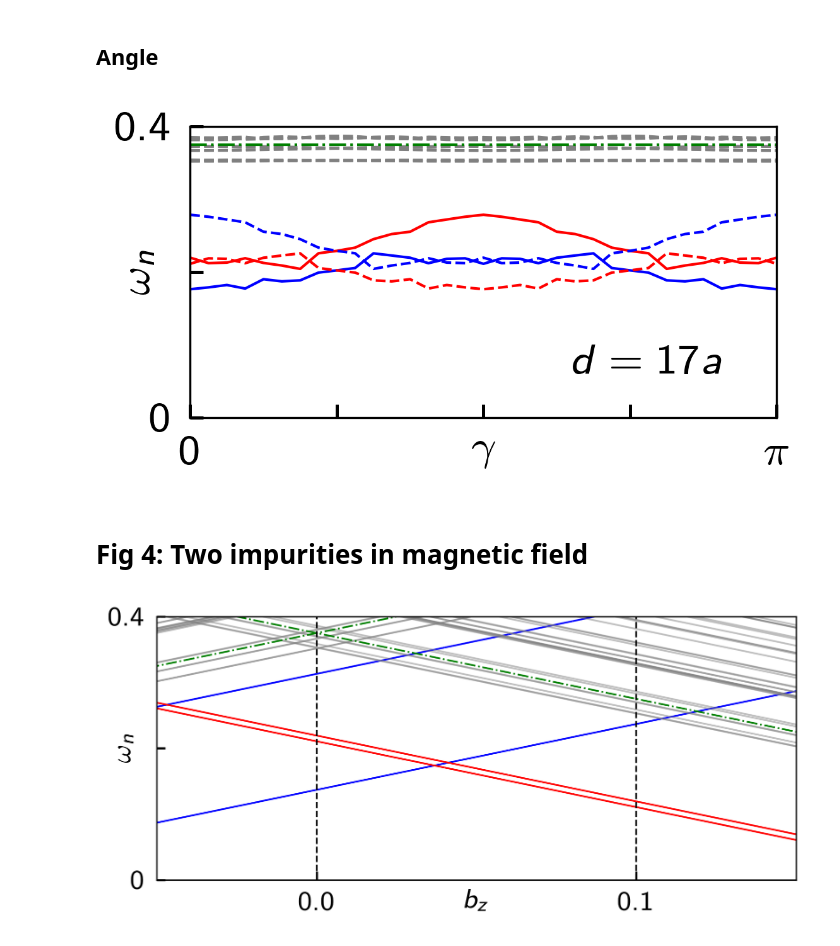
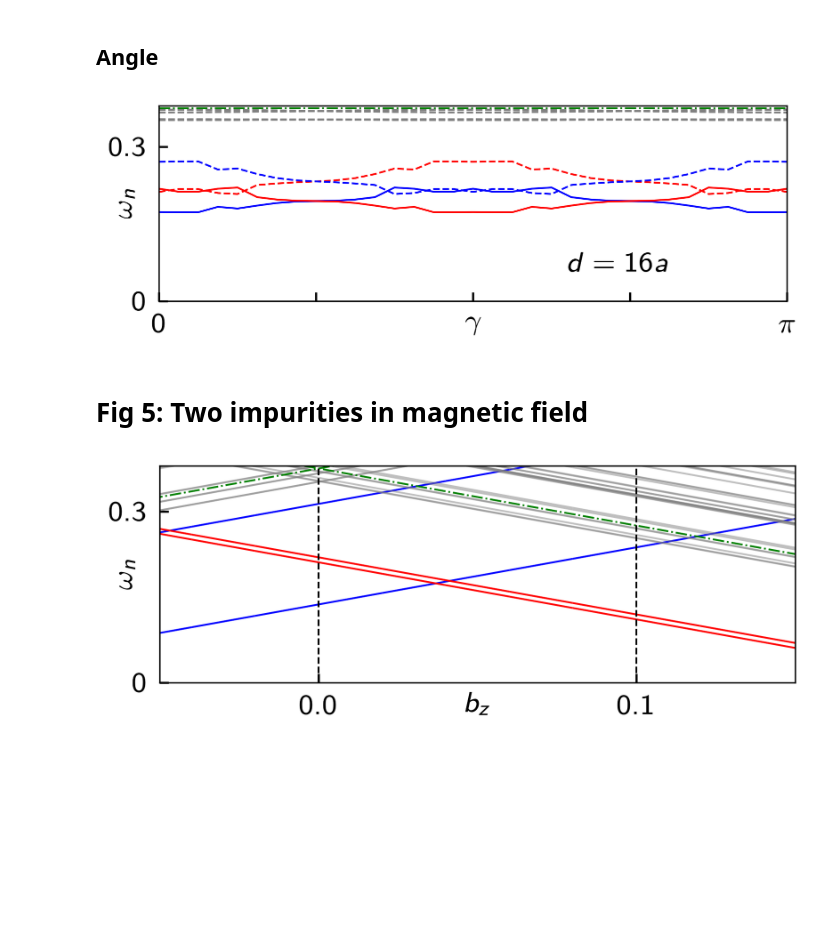
Before and after one commit to maiani/amsc_impurities, a Jupyter notebook: tightbinding/Fig4-5-two_impurities.ipynb, the cells around one changed output. Cells and saved outputs as stored; diff of their text form; code cells hidden in the pictures; blank space fills up the shorter version.

```diff
--- a/tightbinding/Fig4-5-two_impurities.ipynb
+++ b/tightbinding/Fig4-5-two_impurities.ipynb
@@ -159,7 +161,7 @@ for n in range(4):
 # %%
 idxp = np.argwhere(ds == 11)[0][0]
 # %%
-fig, ax = plt.subplots(figsize=(3.2, 1.1))
+fig, ax = plt.subplots(figsize=(3.2, 1.0))
 
 for i in range(N):
     ax.plot(ds[:], wss[:, i], linestyle=linestyles[i], marker="", color=colors[0, i])
@@ -171,12 +173,12 @@ ax.plot(ds, -Delta_init + mu * t_am / t + 0 * ds, "-.", color="green")
 # ax.vlines(ds[idxp], -0.43, 0.43, colors="k", linestyles="--")
 
 ax.set_xticks([25, 20, 15, 10])
-ax.set_yticks([0.0, 0.2, 0.4], labels=["0.0", "", "0.4"])
+ax.set_yticks([0.0, 0.3], labels=["0.0", "0.3"])
 
 ax.set_xlabel(r"$d/a$", labelpad=-8)
 ax.set_ylabel(r"$\omega_n$", labelpad=-8)
-ax.set_ylim(0, 0.41)
-ax.set_xlim(25, 10)
+ax.set_ylim(0, 0.38)
+ax.set_xlim(26, 9)
 
-fig.savefig("./imgs/Fig3_plot_v19w22.svg", dpi=1200)
+fig.savefig("./imgs/Fig4_plot_v19w22.svg", dpi=1200)
 # %% [output]
@@ -369,7 +471,7 @@ plt.savefig("imgs/Fig3_ldos_v19w22.svg", dpi=1200)
 # %% [markdown]
 ## Angle
 # %%
-d = 17
+d = 16
 # %%
 phis = np.linspace(0, np.pi, 33)
 # %%
@@ -377,8 +479,8 @@ N = 60
 # %%
 P = len(phis)
 
-wss = np.zeros((P, N))
-vss = np.zeros((P, 4 * Nx**2, N), dtype=complex)
+wss_a = np.zeros((P, N))
+vss_a = np.zeros((P, 4 * Nx**2, N), dtype=complex)
 
 for i, phi in tqdm(enumerate(phis), total=len(phis)):
 
@@ -421,10 +523,10 @@ for i, phi in tqdm(enumerate(phis), total=len(phis)):
 
     ws, vs = eigsh(fsyst.hamiltonian_submatrix(sparse=True), k=N, sigma=0)
 
-    wss[i] = ws
-    vss[i] = vs
+    wss_a[i] = ws
+    vss_a[i] = vs
 # %%
-wss, vss = sort_eigensystem(wss, vss)
+wss, vss = sort_eigensystem(wss_a, vss_a)
 # %%
 idxs = (-1 / (wss[0])).argsort()
 # %%
@@ -460,40 +562,40 @@ linestyles[:] = "--"
 for n in range(4):
     linestyles[idxs[n]] = "-" if n % 2 == 0 else "--"
 # %%
-fig, ax = plt.subplots(figsize=(3.2, 1.1))
+fig, ax = plt.subplots(figsize=(3.2, 1.0))
 
 for i in range(N):
     ax.plot(
         phis[:] / np.pi,
         wss[:, i],
         linestyle=linestyles[i],
         marker="",
         markersize=0.2,
         color=colors[0, i],
     )
 
 ax.plot(
     phis / np.pi, Delta_init - mu * t_am / t + 0 * phis / np.pi, "-.", color="green"
 )
 ax.plot(
     phis / np.pi, -Delta_init + mu * t_am / t + 0 * phis / np.pi, "-.", color="green"
 )
 
 ax.text(0.65, 0.15, rf"$d = {{{d}}}a$", transform=ax.transAxes)
 
 ax.set_xticks([0, 0.25, 0.5, 0.75, 1], labels=["0", "", "", "", r"$\pi$"])
-ax.set_yticks([0, 0.2, 0.4], labels=["0", "", "0.4"])
+ax.set_yticks([0, 0.3], labels=["0", "0.3"])
 
 ax.set_xlabel(r"$\gamma$", labelpad=-8)
 ax.set_ylabel(r"$\omega_n$", labelpad=-8)
-ax.set_ylim(0, 0.4)
+ax.set_ylim(0, 0.38)
 ax.set_xlim(0, 1)
 
-fig.savefig("./imgs/Fig3_angle_v19w22.svg", dpi=1200)
+fig.savefig("./imgs/Fig4_angle_v19w22.svg", dpi=1200)
 # %% [output]
-[figure, old version]
+[figure, new version]
 # %% [markdown]
-# Fig 4: Two impurities in magnetic field
+# Fig 5: Two impurities in magnetic field
 # %%
 N = 160
 d = 12
@@ -574,9 +676,9 @@ linestyles[:] = "--"
 for n in range(4):
     linestyles[idxs[n]] = "-" if n % 2 == 0 else "--"
 # %%
-fig, ax = plt.subplots(figsize=(3.375, 1.4))
+fig, ax = plt.subplots(figsize=(3.2, 1.1))
 
-multiplot(bs, wss, colors=colors)
+multiplot(bs, wss, cs=colors)
 
 ax.plot(bs, Delta_init - mu * t_am / t - bs, "-.", color="green")
 ax.plot(bs, Delta_init - mu * t_am / t + bs, "-.", color="green")
@@ -584,16 +686,16 @@ ax.plot(bs, Delta_init - mu * t_am / t + bs, "-.", color="green")
 ax.vlines([0, 0.1], 0, 0.45, color="black", linestyles="dashed")
 
 ax.set_xticks([-0.1, 0, 0.1], labels=["-0.1", "0.0", "0.1"])
-ax.set_yticks([0, 0.2, 0.4], labels=["0", "", "0.4"])
+ax.set_yticks([0, 0.3], labels=["0", "0.3"])
 
 ax.set_xlabel(r"$b_z$", labelpad=-8)
 ax.set_ylabel(r"$\omega_n$", labelpad=-8)
-ax.set_ylim(0, 0.4)
+ax.set_ylim(0, 0.38)
 ax.set_xlim(-0.05, 0.15)
 
-fig.savefig("./imgs/Fig4_spectrum_v19w22.svg", dpi=1200)
+fig.savefig("./imgs/Fig5_spectrum_v19w22.svg", dpi=1200)
 # %% [output]
-[figure, old version]
+[figure, new version]
 # %%
 idxp = [P // 2, np.argmin(abs(bs - 0.1))]
 idxs = [(-1 / (wss[idxp[0]])).argsort()[0], (-1 / (wss[idxp[1]])).argsort()[0]]
```
Also changed, not shown: parts of 11 cells of this notebook, 13 other files.
